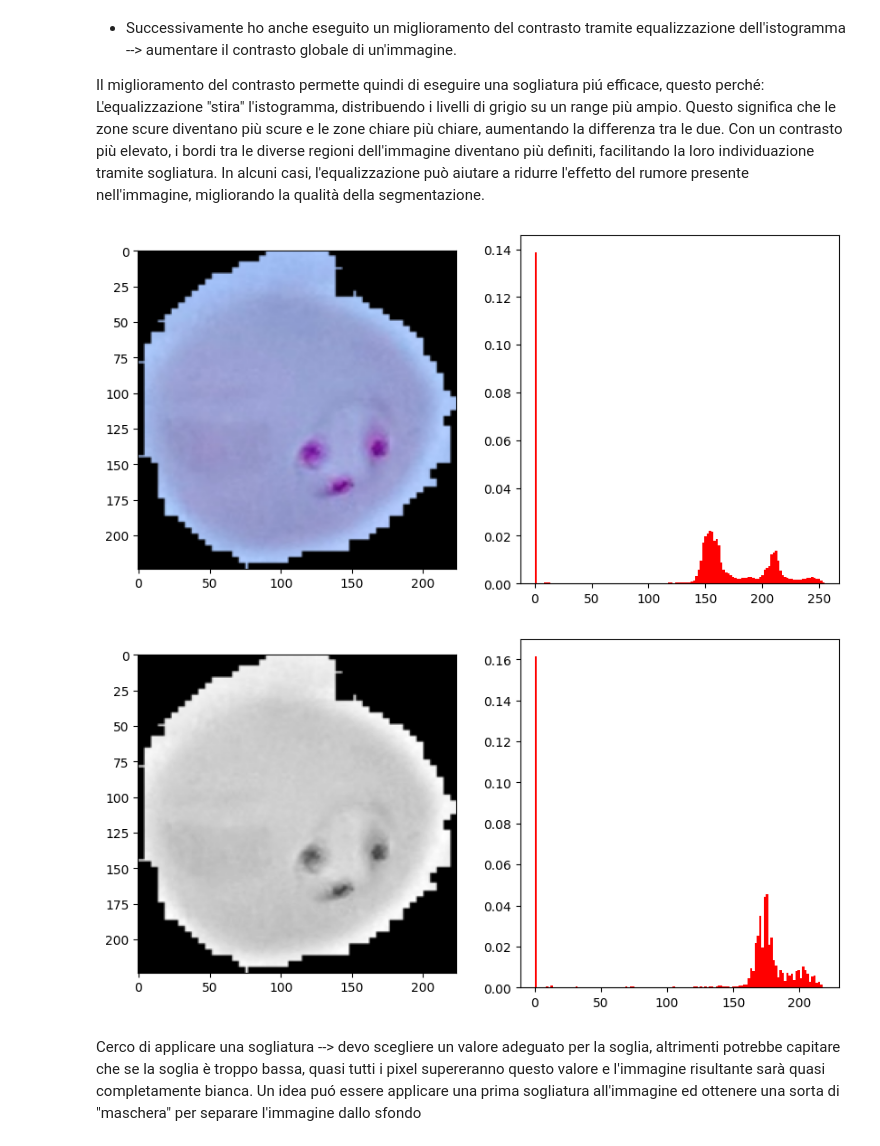
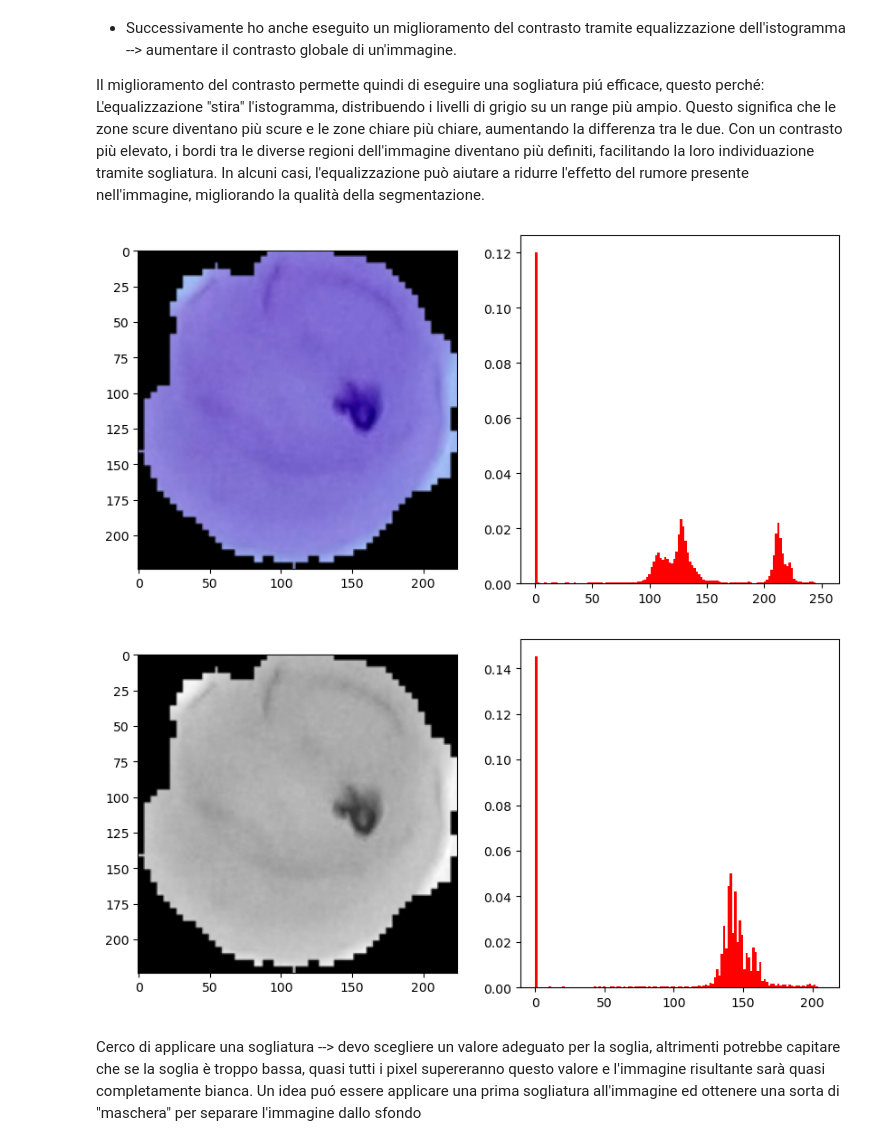
Before and after one commit to GiuuGpEEp/TerzoAnnoUni, a Jupyter notebook: FESI/Progetto/ProvaNotebook.ipynb, the cells around one changed output. Saved outputs shown, nothing was run; the diff lists cells and outputs as text; code cells hidden in the pictures.

```diff
--- a/FESI/Progetto/ProvaNotebook.ipynb
+++ b/FESI/Progetto/ProvaNotebook.ipynb
@@ -12,20 +12,20 @@ Le tecniche di pre-processing che son state adottate comprendono:
 
 Il miglioramento del contrasto permette quindi di eseguire una sogliatura piú efficace, questo perché: L'equalizzazione "stira" l'istogramma, distribuendo i livelli di grigio su un range più ampio. Questo significa che le zone scure diventano più scure e le zone chiare più chiare, aumentando la differenza tra le due. Con un contrasto più elevato, i bordi tra le diverse regioni dell'immagine diventano più definiti, facilitando la loro individuazione tramite sogliatura. In alcuni casi, l'equalizzazione può aiutare a ridurre l'effetto del rumore presente nell'immagine, migliorando la qualità della segmentazione.
 # %%
-img = cv2.imread('FESI/Progetto/malaria/malaria/parasite (1).png', cv2.IMREAD_UNCHANGED)
+img = cv2.imread('FESI/Progetto/malaria/malaria/parasite (18).png', cv2.IMREAD_UNCHANGED)
 resized = cv2.resize(img, (224, 224))
 
 plt.figure(figsize=(10, 5))
 plt.subplot(1,2,1)
 plt.imshow(resized)
 
 #aggiungere gli istogrammi sui 3 canali differenti r g b
 plt.subplot(1,2,2)
 plt.hist(resized.ravel(), bins=128, density=True, color='r')
 
 plt.show()
 # %% [output]
-[figure, old version]
+[figure, new version]
 # %%
 # Grayscale
 img_gray = cv2.cvtColor(resized, cv2.COLOR_BGR2GRAY)
@@ -40,7 +40,7 @@ plt.hist(img_gray.ravel(), bins=128, density=True, color='r');
 
 plt.show()
 # %% [output]
-[figure, old version]
+[figure, new version]
 # %% [markdown]
 Cerco di applicare una sogliatura --> devo scegliere un valore adeguato per la soglia, altrimenti potrebbe capitare che se la soglia è troppo bassa, quasi tutti i pixel supereranno questo valore e l'immagine risultante sarà quasi completamente bianca.
 Un idea puó essere applicare una prima sogliatura all'immagine ed ottenere una sorta di "maschera" per separare l'immagine dallo sfondo
```
Also changed, not shown: parts of 4 cells of this notebook, 2 other files.
